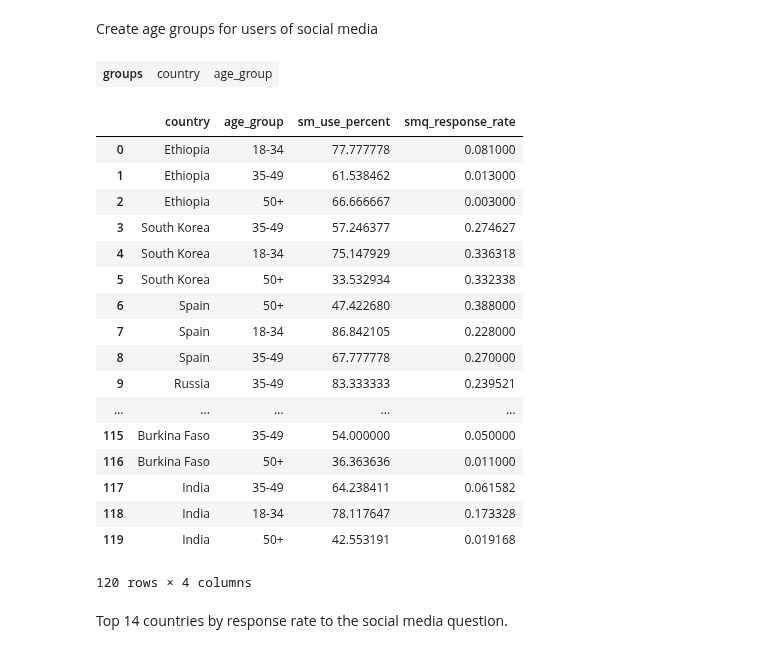
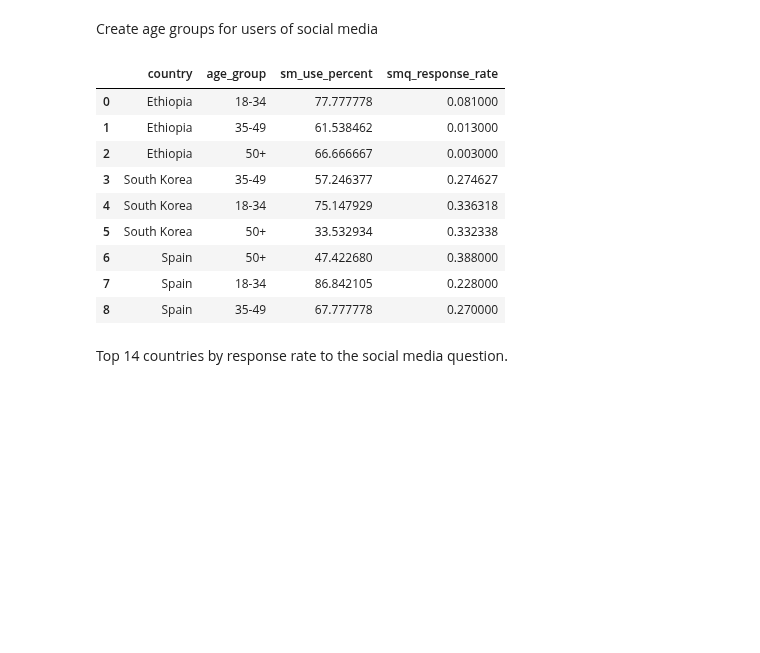
Before and after one commit to has2k1/plotnine-examples, a Jupyter notebook: plotnine_examples/examples/geom_segment.ipynb, the cells around one changed output. Drawn from its saved outputs; the diff is of its cells as text; code cells hidden in the pictures; blank space fills up the shorter version.

```diff
--- a/plotnine_examples/examples/geom_segment.ipynb
+++ b/plotnine_examples/examples/geom_segment.ipynb
@@ -82,53 +82,44 @@ yes_no = ['Yes', 'No']
 ages = ['18-34', '35-49', '50+']
 
 def first(s):
     return s.iloc[0]
 
 rdata = (
     data
     >> define(age_='toint(age)')
     >> define(age_group=case_when([
         ('age_ == -1', '""'),
         ('age_ < 35', '"18-34"'),
         ('age_ < 50', '"35-49"'),
         ('age_ >= 50', '"50+"'),
     ]))
     >> select('age_', drop=True)
     >> group_by('country')
     >> define(country_count='n()')
     >> query('age_group in @ages')
     >> query('use_social_media in @yes_no')
     >> group_by('country', 'age_group')
     >> do(
         # social media use percentage
         sm_use_percent=lambda gdf: 100 * sum(gdf['use_social_media'] == 'Yes') / len(gdf),
 
         # social media question response rate
         smq_response_rate=lambda gdf: len(gdf) / gdf['country_count'].iloc[0]
     )
 )
 
-rdata >> head(5)
+rdata >> ungroup() >> head(9)
 # %% [output]
-| groups | country | age_group |
+|  | country | age_group | sm_use_percent | smq_response_rate |
+| 0 | Ethiopia | 18-34 | 77.777778 | 0.081000 |
+| 1 | Ethiopia | 35-49 | 61.538462 | 0.013000 |
+| 2 | Ethiopia | 50+ | 66.666667 | 0.003000 |
+| 3 | South Korea | 35-49 | 57.246377 | 0.274627 |
+| 4 | South Korea | 18-34 | 75.147929 | 0.336318 |
+| 5 | South Korea | 50+ | 33.532934 | 0.332338 |
+| 6 | Spain | 50+ | 47.422680 | 0.388000 |
+| 7 | Spain | 18-34 | 86.842105 | 0.228000 |
+| 8 | Spain | 35-49 | 67.777778 | 0.270000 |
-|  | country | age_group | sm_use_percent | smq_response_rate |
-| 0 | Ethiopia | 18-34 | 77.777778 | 0.081000 |
-| 1 | Ethiopia | 35-49 | 61.538462 | 0.013000 |
-| 2 | Ethiopia | 50+ | 66.666667 | 0.003000 |
-| 3 | South Korea | 35-49 | 57.246377 | 0.274627 |
-| 4 | South Korea | 18-34 | 75.147929 | 0.336318 |
-| 5 | South Korea | 50+ | 33.532934 | 0.332338 |
-| 6 | Spain | 50+ | 47.422680 | 0.388000 |
-| 7 | Spain | 18-34 | 86.842105 | 0.228000 |
-| 8 | Spain | 35-49 | 67.777778 | 0.270000 |
-| 9 | Russia | 35-49 | 83.333333 | 0.239521 |
-| ... | ... | ... | ... | ... |
-| 115 | Burkina Faso | 35-49 | 54.000000 | 0.050000 |
-| 116 | Burkina Faso | 50+ | 36.363636 | 0.011000 |
-| 117 | India | 35-49 | 64.238411 | 0.061582 |
-| 118 | India | 18-34 | 78.117647 | 0.173328 |
-| 119 | India | 50+ | 42.553191 | 0.019168 |
-120 rows × 4 columns
 # %% [markdown]
 Top 14 countries by response rate to the social media question.
 # %%
```
Also changed, not shown: parts of 3 cells of this notebook, 1 other file.
